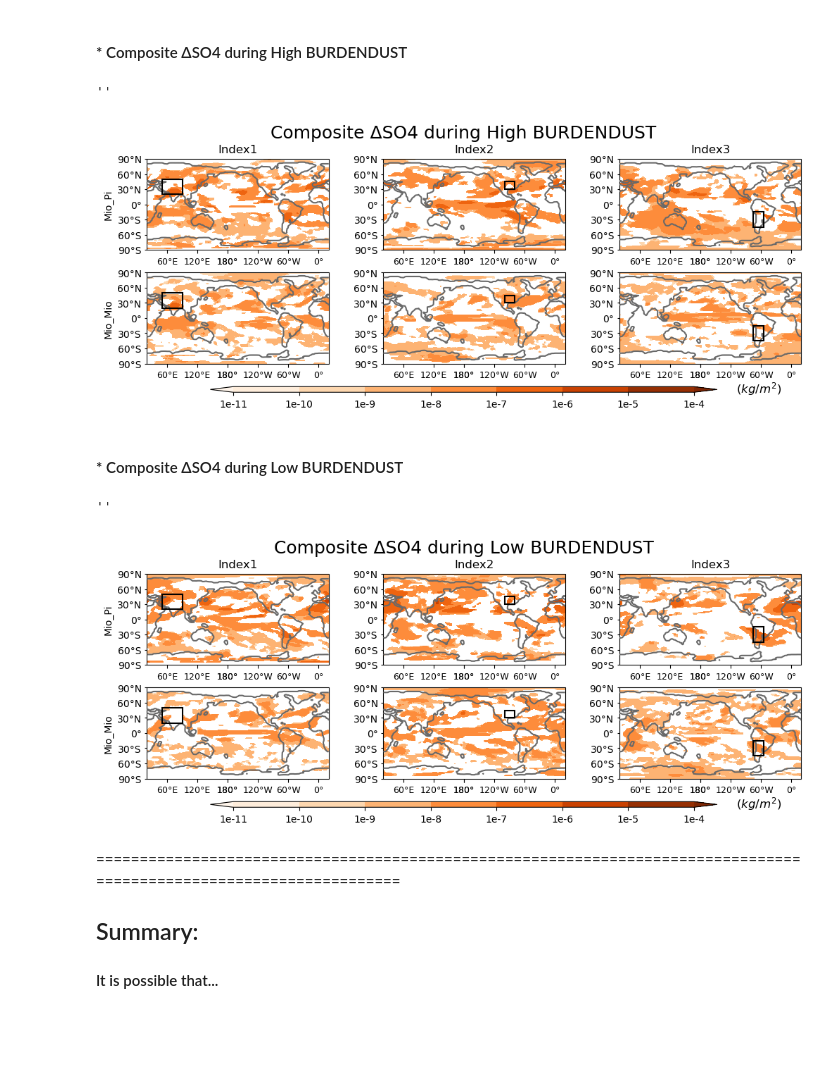
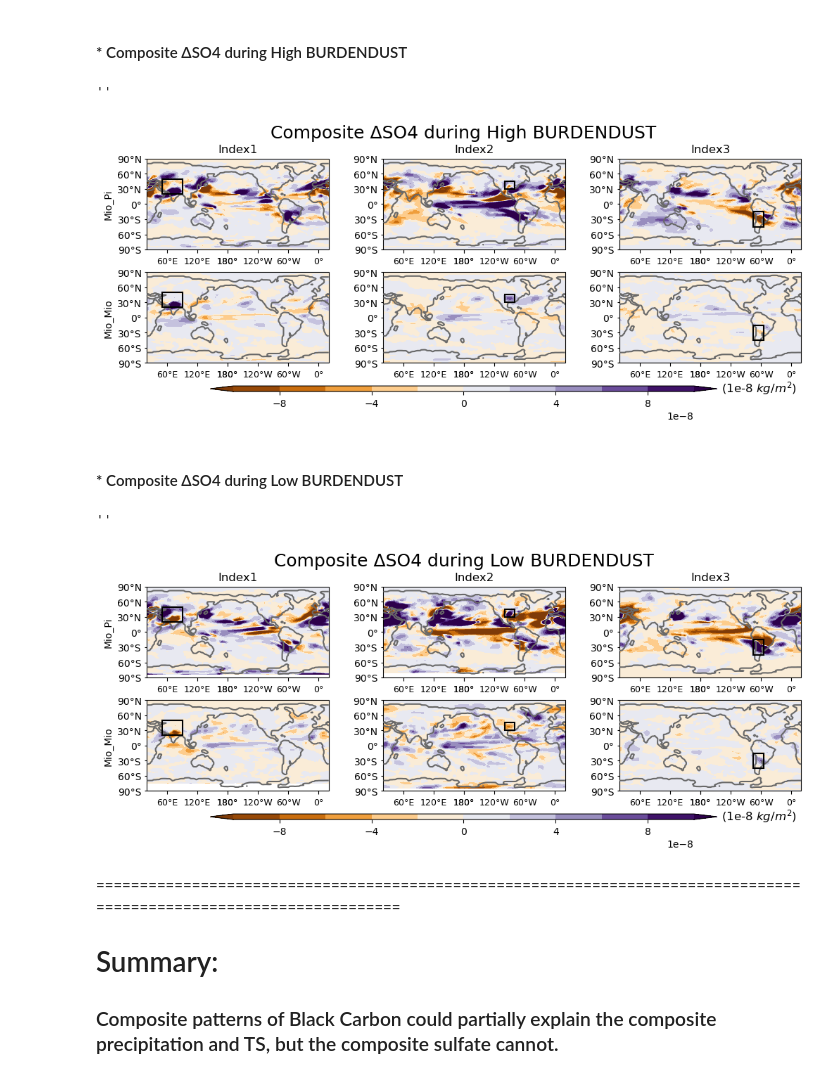
Before and after one commit to ChenPoJu/clim680, a Jupyter notebook: Project/Dust_composite_Aerosols.ipynb, the cells around one changed output. Saved outputs shown, nothing was run; the diff lists cells and outputs as text; code cells hidden in the pictures; blank space fills up the shorter version.

```diff
--- a/Project/Dust_composite_Aerosols.ipynb
+++ b/Project/Dust_composite_Aerosols.ipynb
@@ -490,9 +492,9 @@ for i,m in enumerate(low_bc):
         # Contour plot
         cs=axs[i].contourf(lons,low_bc[i]['lat'],data,
                            levels = levels,
-                           locator=ticker.LogLocator(),
+                           # locator=ticker.LogLocator(),
                            transform = ccrs.PlateCarree(),
-                           cmap='Oranges',extend='both')
+                           cmap='PuOr',extend='both')
 
         # label_latlon(axs[i], range_lat[i], range_lon[i])
 
@@ -545,12 +547,12 @@ fig.subplots_adjust(wspace=0.3, hspace=0.1)
 
 # Add a colorbar
 cax  = fig.add_axes([0.2, 0.03, 0.6, 0.02])    # set the [x0, y0, width, height] of the colorbar
-CB   = plt.colorbar(cs, cax = cax, orientation='horizontal',
-                    format=mticker.FixedFormatter(levels_ticks))
+CB   = plt.colorbar(cs, cax = cax, orientation='horizontal')
+                    # format=mticker.FixedFormatter(levels_ticks))
 
 # Add a big title at the top
 plt.suptitle('Composite ΔBC during Low BURDENDUST', y=0.98, fontsize=18)
-plt.figtext(0.85,0.03,'($kg/m^2$)',ha='center',fontsize=12)
+plt.figtext(0.85,0.03,'(1e-8 $kg/m^2$)',ha='center',fontsize=12)
 ;
 # %% [output]
 ''
@@ -596,6 +598,7 @@ low_SO4 = [low_SO41_Pi, low_SO42_Pi, low_SO43_Pi,
 #### * Composite ΔSO4 during High BURDENDUST
 # %%
 labels=['Index1','Index2', 'Index3','','', '']
+levels = np.linspace(-1e-7, 1e-7, 11)
 
 # Define the figure and each axis for the 3 rows and 3 columns
 fig, axs = plt.subplots(nrows=2,ncols=3,
@@ -617,9 +620,9 @@ for i,m in enumerate(high_SO4):
         # Contour plot
         cs=axs[i].contourf(lons,high_SO4[i]['lat'],data,
                            levels = levels,
-                           locator=ticker.LogLocator(),
+                           # locator=ticker.LogLocator(),
                            transform = ccrs.PlateCarree(),
-                           cmap='Oranges',extend='both')
+                           cmap='PuOr',extend='both')
 
 
         # label_latlon(axs[i], range_lat[i], range_lon[i])
@@ -673,16 +676,16 @@ fig.subplots_adjust(wspace=0.3, hspace=0.1)
 
 # Add a colorbar
 cax  = fig.add_axes([0.2, 0.03, 0.6, 0.02])    # set the [x0, y0, width, height] of the colorbar
-CB   = plt.colorbar(cs, cax = cax, orientation='horizontal',
-                    format=mticker.FixedFormatter(levels_ticks))
+CB   = plt.colorbar(cs, cax = cax, orientation='horizontal')
+                    # format=mticker.FixedFormatter(levels_ticks))
 
 # Add a big title at the top
 plt.suptitle('Composite ΔSO4 during High BURDENDUST', y=0.98, fontsize=18)
-plt.figtext(0.85,0.03,'($kg/m^2$)',ha='center',fontsize=12)
+plt.figtext(0.85,0.03,'(1e-8 $kg/m^2$)',ha='center',fontsize=12)
 ;
 # %% [output]
 ''
-[figure, old version]
+[figure, new version]
 # %% [markdown]
 #### * Composite ΔSO4 during Low BURDENDUST
 # %%
@@ -708,9 +711,9 @@ for i,m in enumerate(low_SO4):
         # Contour plot
         cs=axs[i].contourf(lons,low_SO4[i]['lat'],data,
                            levels = levels,
-                           locator=ticker.LogLocator(),
+                           # locator=ticker.LogLocator(),
                            transform = ccrs.PlateCarree(),
-                           cmap='Oranges',extend='both')
+                           cmap='PuOr',extend='both')
 
         # label_latlon(axs[i], range_lat[i], range_lon[i])
 
@@ -742,38 +745,38 @@ for i,m in enumerate(low_SO4):
         elif i==3:
             axs[i].set_ylabel('Mio_Mio')
         else:
             axs[i].set_ylabel('')
 
         # Add patches
         # ( (x,y)[center: (200,0)], width, height, ...)
         if i==0 or i==3:
             rect1 = patches.Rectangle((-150, 20), 40, 30, lw = 1.5, edgecolor = 'k', facecolor = 'none', zorder=5)  # (50~90E; 20~50N)
             axs[i].add_patch(rect1)
         elif i==1 or i==4:
             rect2 = patches.Rectangle((60, 30), 20, 15, lw = 1.5, edgecolor = 'k', facecolor = 'none', zorder=5)  # (100~80W; 30~45N)
             axs[i].add_patch(rect2)
         else:
             rect3 = patches.Rectangle((85, -45), 20, 30, lw = 1.5, edgecolor = 'k', facecolor = 'none', zorder=5)  # (75~55W; 15~45S)
             axs[i].add_patch(rect3)
 
 # Adjust the location of the subplots
 # on the page to make room for the colorbar
 # fig.subplots_adjust(bottom=0.25, top=0.65, left=0.05, right=0.95, wspace=0.3, hspace=0.1)
 fig.subplots_adjust(wspace=0.3, hspace=0.1)
 
 # Add a colorbar
 cax  = fig.add_axes([0.2, 0.03, 0.6, 0.02])    # set the [x0, y0, width, height] of the colorbar
-CB   = plt.colorbar(cs, cax = cax, orientation='horizontal',
-                    format=mticker.FixedFormatter(levels_ticks))
+CB   = plt.colorbar(cs, cax = cax, orientation='horizontal')
+                    # format=mticker.FixedFormatter(levels_ticks))
 
 # Add a big title at the top
 plt.suptitle('Composite ΔSO4 during Low BURDENDUST', y=0.98, fontsize=18)
-plt.figtext(0.85,0.03,'($kg/m^2$)',ha='center',fontsize=12)
+plt.figtext(0.85,0.03,'(1e-8 $kg/m^2$)',ha='center',fontsize=12)
 ;
 # %% [output]
 ''
-[figure, old version]
+[figure, new version]
 # %% [markdown]
 ====================================================================================================================
-## Summary:
-#### It is possible that...
+# Summary:
+### Composite patterns of Black Carbon could partially explain the composite precipitation and TS, but the composite sulfate cannot.
```
Also changed, not shown: parts of 2 cells of this notebook, 5 other files.
